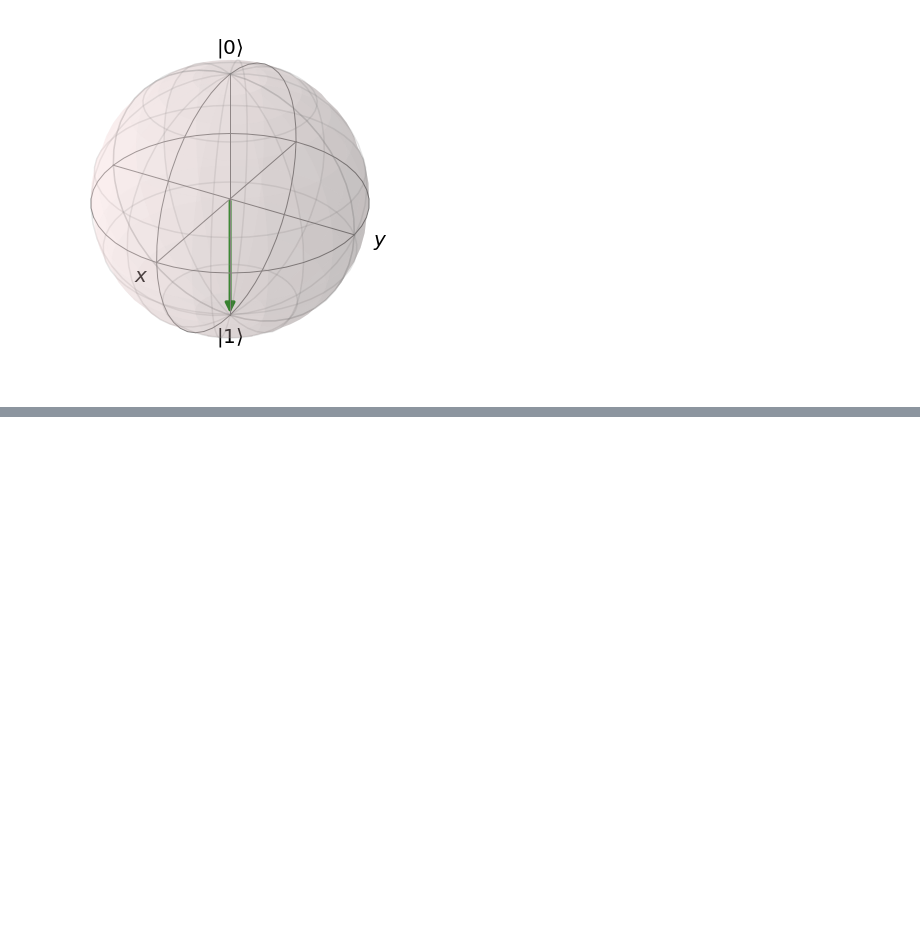
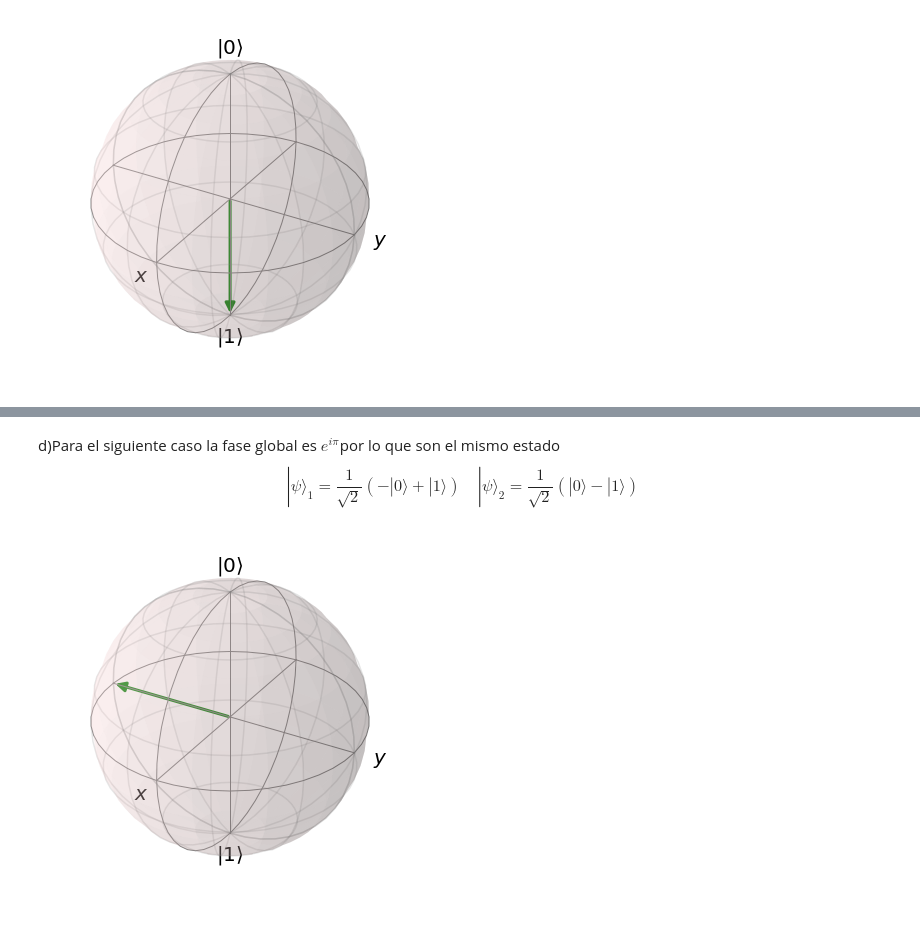
Before and after one commit to acmoral/Simulacion, a Jupyter notebook: CuanticaQUTIP.ipynb, the cells around one changed output, grey strips where cells are left out. Cells and saved outputs as stored; diff of their text form; code cells hidden in the pictures; blank space fills up the shorter version.

```diff
--- a/CuanticaQUTIP.ipynb
+++ b/CuanticaQUTIP.ipynb
@@ -67,0 +82,10 @@ Esta vez los estados son difentes ya que la fase de diferencia no es global por
+# %% [markdown]
+d)Para el siguiente caso la fase global es $e^{i\pi}$por lo que son el mismo estado
+$$ |\psi\rangle_1=\frac{1}{\sqrt{2}}(-|0\rangle+|1\rangle) \quad |\psi\rangle_2=\frac{1}{\sqrt{2}}(|0\rangle-|1\rangle)$$
+# %%
+vece = [0,-1,0]
+e=qutip.Bloch()
+e.add_vectors(vece)
+e.show()
+# %% [output]
+[figure, added]
```
Also changed, not shown: parts of 9 cells of this notebook.
